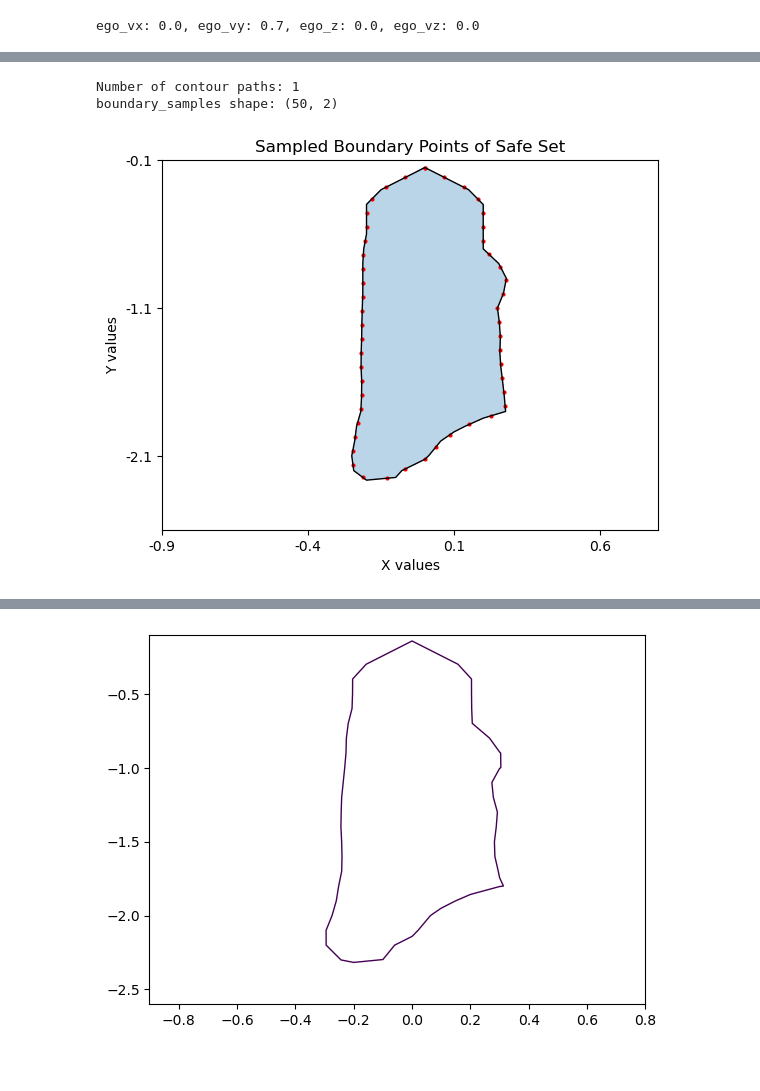
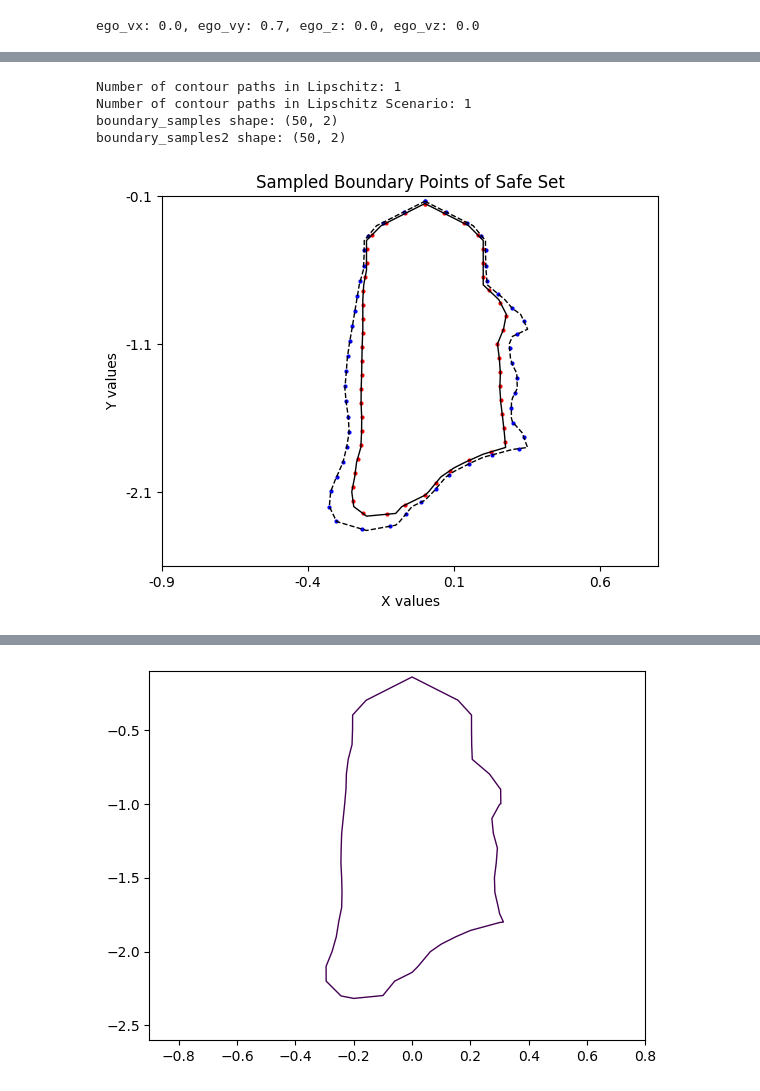
Before and after one commit to ebonyelsmith/Hierarchical_Probabilistic_Verification, a Jupyter notebook: experiment_script/droneracing_post_training_DDPG_eval_new_ebonye_updated_nodisturbance_newest_pipeline.ipynb, the cells around one changed output, grey strips where cells are left out. Saved outputs shown, nothing was run; the diff lists cells and outputs as text; code cells hidden in the pictures.

```diff
--- a/experiment_script/droneracing_post_training_DDPG_eval_new_ebonye_updated_nodisturbance_newest_pipeline.ipynb
+++ b/experiment_script/droneracing_post_training_DDPG_eval_new_ebonye_updated_nodisturbance_newest_pipeline.ipynb
@@ -804,6 +811,6 @@ plt.show()
 # %%
-confidence = 0.97
-delt = 1e-16
+confidence = 0.9 # 0.97
+delt = 1e-3 #1e-16
 factor = 1
 label = 0
 # %%
@@ -2113,7 +2144,7 @@ def beta(T, Lf, Ld, epsilon_x, epsilon_d):
     tmp = 0
     # gamma = args.gamma
     tmp = Lf**T * epsilon_x #+ (1-Lf**(T))/(1-Lf)*Ld * epsilon_d #* Lf
-    print(f"radius at time {T}: {tmp}")
+    # print(f"radius at time {T}: {tmp}")
     return tmp * certification_gamma**T
 # replace beta function with radius of probabilistic estimation from scenario optimzation
 
@@ -2211,7 +2242,7 @@ Ld = 0.1
 epsilon_d = 0.1 #### try to make this larger and see what happens
 epsilon_x = 0.1 # 0.02, 0.05, 0.01, 0.1
 gamma = 0.95
-horizon = 30 #20
+horizon = 20
 env = gym.make(args.task)
 
 #Lipschitz
@@ -3100,55 +3120,78 @@ def sample_contour(vertices, num_samples):
 
 
 paths = contours1.collections[0].get_paths()
-print(f"Number of contour paths: {len(paths)}")
+paths2 = contours5.collections[0].get_paths()
+print(f"Number of contour paths in Lipschitz: {len(paths)}")
+print(f"Number of contour paths in Lipschitz Scenario: {len(paths2)}")
 contour_points = [p.vertices for p in paths]
+contour_points2 = [p.vertices for p in paths2]
 
 boundary_samples = []
 for contour in contour_points:
     samples = sample_contour(contour, num_samples=50)
     boundary_samples.append(samples)
 
+boundary_samples2 = []
+for contour in contour_points2:
+    samples2 = sample_contour(contour, num_samples=50)
+    boundary_samples2.append(samples2)
+
 boundary_samples = np.vstack(boundary_samples)
 print(f"boundary_samples shape: {boundary_samples.shape}")
+
+boundary_samples2 = np.vstack(boundary_samples2)
+print(f"boundary_samples2 shape: {boundary_samples2.shape}")
 
 # x_boundary = boundary_samples[:, 0] / 10 - 0.9
 # y_boundary = boundary_samples[:, 1] / 10 - 2.6
 # boundary_samples = np.vstack((x_boundary, y_boundary)).T
 
 # Visualize sampled boundary points
 fig_boundary, ax_boundary = plt.subplots()
 ax_boundary.invert_yaxis()
 ax_boundary.plot(boundary_samples[:, 0], boundary_samples[:, 1], 'ro', markersize=2)
+ax_boundary.plot(boundary_samples2[:, 0], boundary_samples2[:, 1], 'bo', markersize=2)
 ax_boundary.set_title('Sampled Boundary Points of Safe Set')
 ax_boundary.set_xlabel('X values')
 ax_boundary.set_ylabel('Y values')
 x_ticks = np.arange(0, len(x), x_interval)
 y_ticks = np.arange(0, len(y), y_interval)
 ax_boundary.set_xticks(x_ticks)
 ax_boundary.set_yticks(y_ticks)
 ax_boundary.set_xticklabels(np.round(x[::x_interval], 2))
 ax_boundary.set_yticklabels(np.round(y[::-y_interval], 1))
-ax_boundary.contourf(
-    (X+0.9)*10,
-    (Y+2.6)*10,
-    Vlp_flipped,
-    levels=[0, V_lp.max()],
-    colors=['tab:blue',],
-    alpha=0.3
-)
+# ax_boundary.contourf(
+#     (X+0.9)*10,
+#     (Y+2.6)*10,
+#     Vlp_flipped,
+#     levels=[0, V_lp.max()],
+#     colors=['tab:blue',],
+#     alpha=0.3
+# )
 ax_boundary.contour(
     (X+0.9)*10,
     (Y+2.6)*10,
     Vlp_flipped,
     levels=[0],
     colors='black',
     linewidths=1
 )
+ax_boundary.contour(
+    (X+0.9)*10,
+    (Y+2.6)*10,
+    Vlp_scenario_updated_flipped,
+    levels=[0],
+    colors='black',
+    linewidths=1,
+    linestyles='dashed'
+)
 plt.show()
 # %% [output]
-Number of contour paths: 1
+Number of contour paths in Lipschitz: 1
+Number of contour paths in Lipschitz Scenario: 1
 boundary_samples shape: (50, 2)
+boundary_samples2 shape: (50, 2)
-[figure, old version]
+[figure, new version]
 # %%
 def target_set(X, Y, tmp_point):
     reward = np.zeros(X.shape)
```
Also changed, not shown: parts of 15 cells of this notebook, 4 other files.
